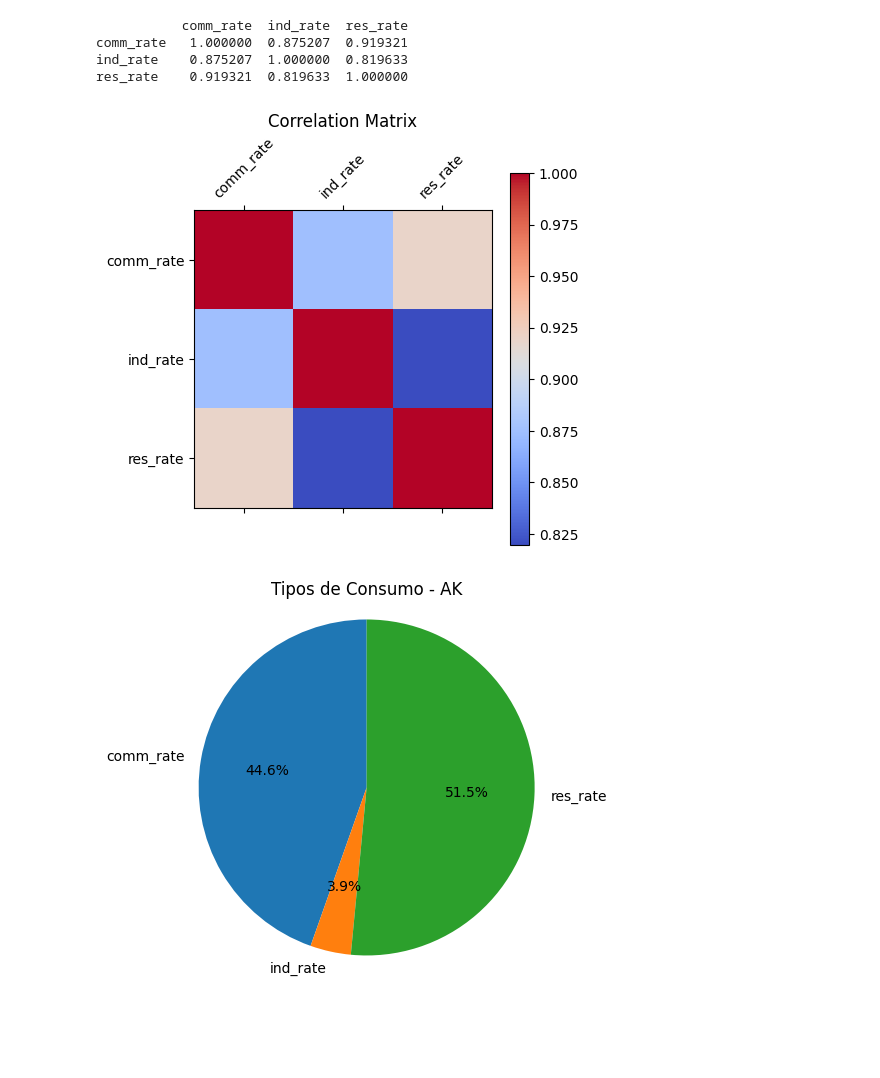
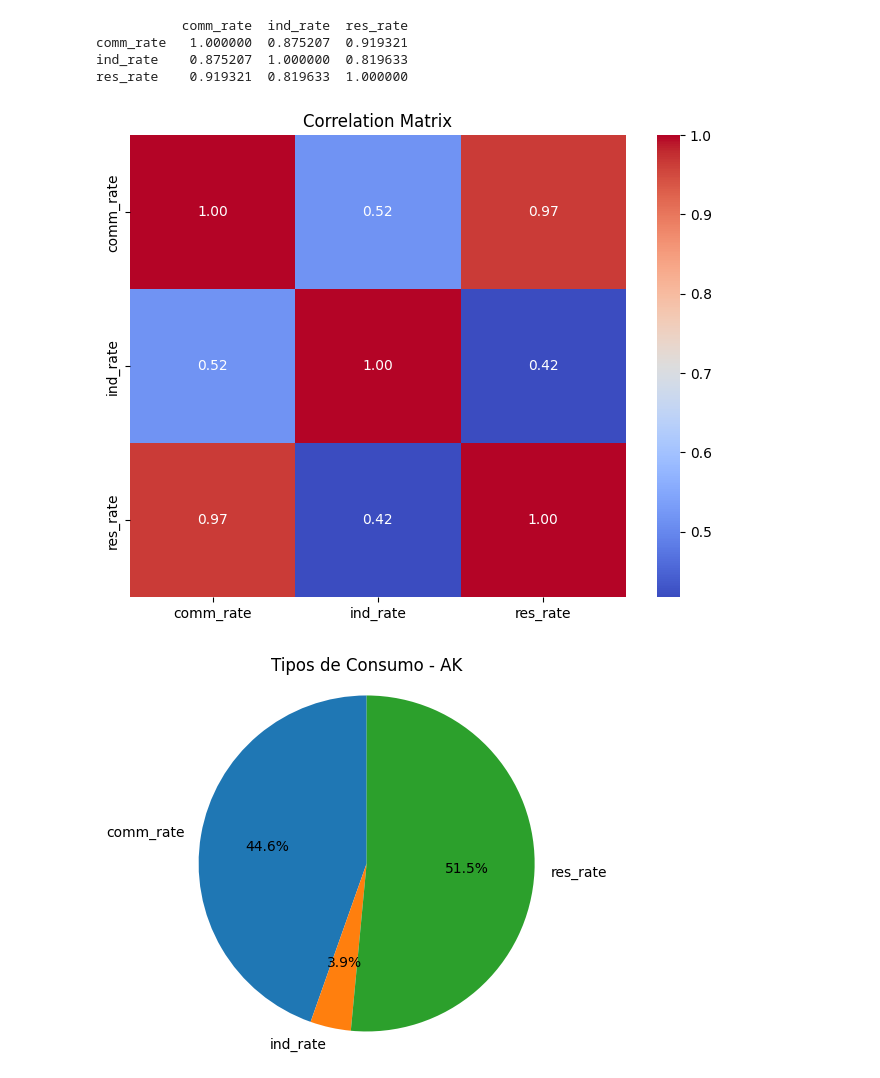
Before and after one commit to artluiz/Analise-da-qualidade-do-ar-em-diferentes-regioes, a Jupyter notebook: Projeto_4.ipynb, the cells around one changed output. Saved outputs shown, nothing was run; the diff lists cells and outputs as text; code cells hidden in the pictures; blank space fills up the shorter version.

```diff
--- a/Projeto_4.ipynb
+++ b/Projeto_4.ipynb
@@ -180,17 +181,24 @@ print(correlation)
 comm_rate   1.000000  0.875207  0.919321
 ind_rate    0.875207  1.000000  0.819633
 res_rate    0.919321  0.819633  1.000000
-# %%
-
-# Visualização da matriz de correlação
-plt.matshow(correlation, cmap='coolwarm')
-plt.xticks(range(len(correlation.columns)), correlation.columns, rotation=45)
-plt.yticks(range(len(correlation.columns)), correlation.columns)
-plt.colorbar()
-plt.title('Correlation Matrix')
-plt.show()
-# %% [output]
-[figure, removed]
+# %%
+
+# Selecionar as colunas relevantes
+data = df[['state', 'comm_rate', 'ind_rate', 'res_rate']]
+
+# Criar uma tabela pivô com as taxas médias por estado
+pivot_table = data.pivot_table(index='state', values=['comm_rate', 'ind_rate', 'res_rate'])
+
+# Calcular a matriz de correlação
+correlation_matrix = pivot_table.corr()
+
+# Plotar a matriz de correlação usando um mapa de calor
+plt.figure(figsize=(8, 6))
+sns.heatmap(correlation_matrix, annot=True, cmap='coolwarm', fmt=".2f")
+plt.title('Correlation Matrix')
+plt.show()
+# %% [output]
+[figure, added]
 # %%
 
 # Segmentação por estado e taxas de consumo
```
Also changed, not shown: parts of 1 cell of this notebook.
